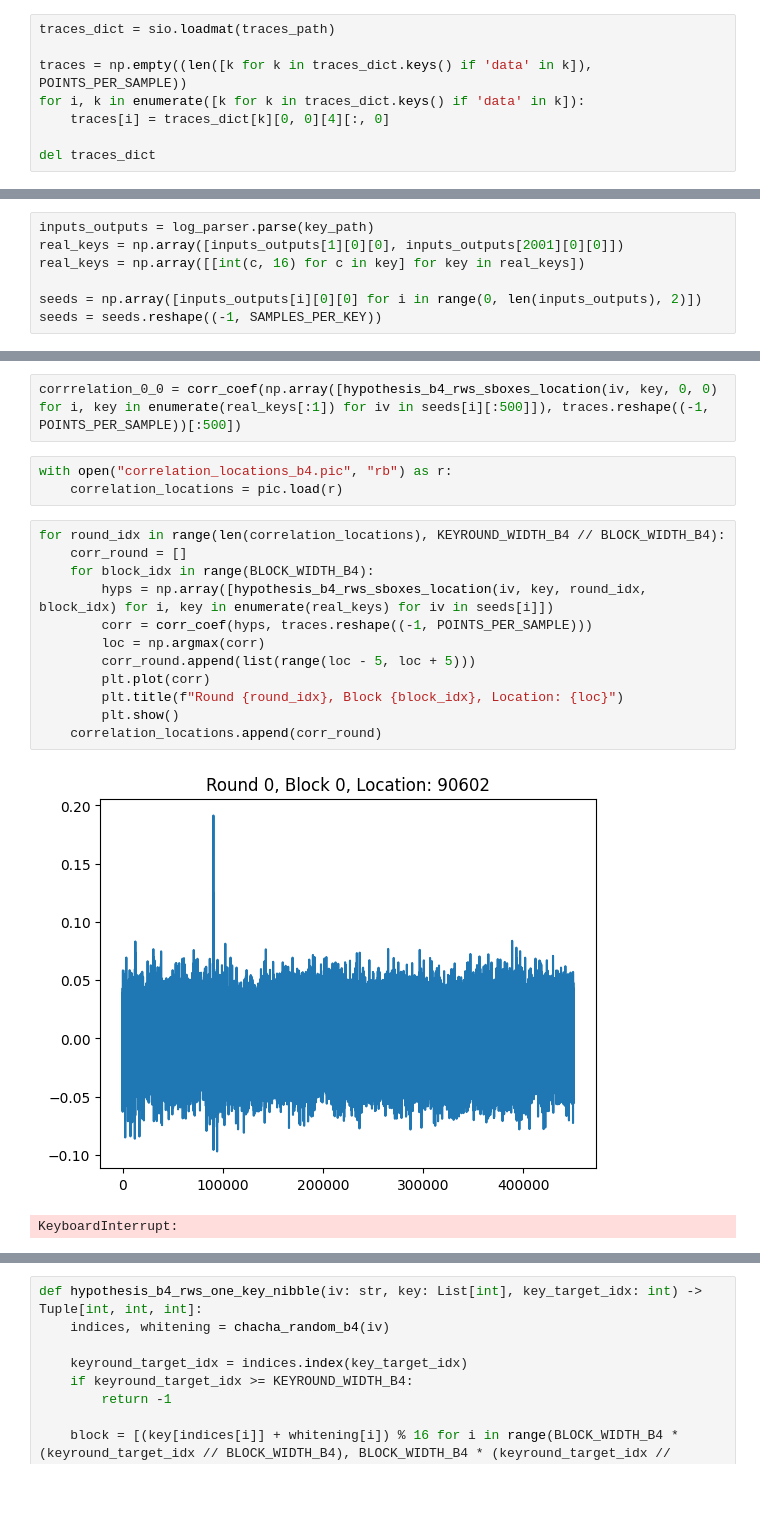
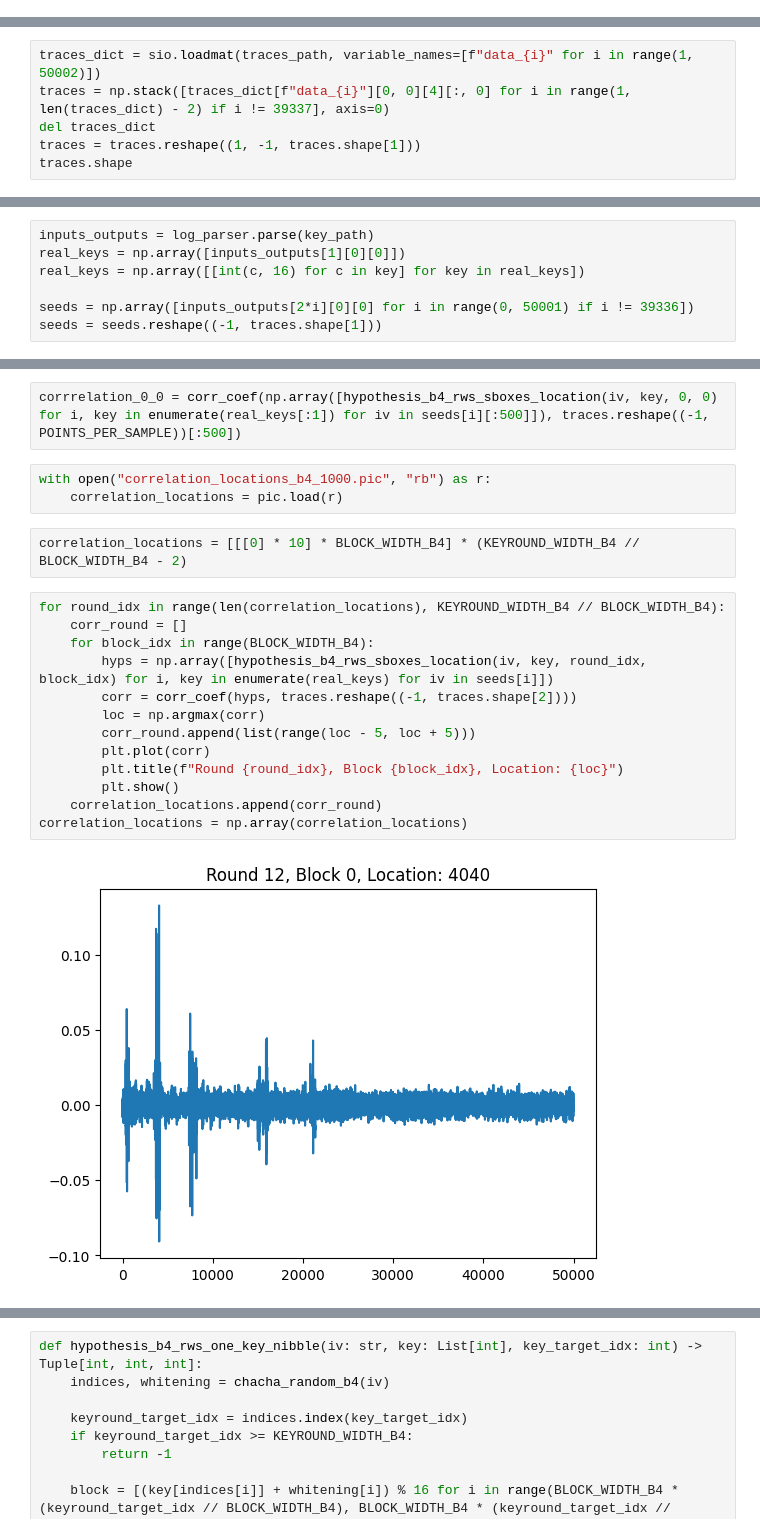
Before and after one commit to Pace222/Elisabeth-b4-SCA, a Jupyter notebook: side_channel_attack/cpa.ipynb, the cells around one changed output, grey strips where cells are left out. Drawn from its saved outputs; the diff is of its cells as text; blank space fills up the shorter version.

Commit message:
Key recover attack works most of the time on 50'000 samples. Targetting keyround index 95 (13, 4).

```diff
--- a/side_channel_attack/cpa.ipynb
+++ b/side_channel_attack/cpa.ipynb
@@ -213,8 +210,0 @@ POINTS_PER_SAMPLE = 450000
-# %%
-traces_dict = sio.loadmat(traces_path)
-
-traces = np.empty((len([k for k in traces_dict.keys() if 'data' in k]), POINTS_PER_SAMPLE))
-for i, k in enumerate([k for k in traces_dict.keys() if 'data' in k]):
-    traces[i] = traces_dict[k][0, 0][4][:, 0]
-
-del traces_dict
@@ -225,0 +211,6 @@ traces.shape
+# %%
+traces_dict = sio.loadmat(traces_path, variable_names=[f"data_{i}" for i in range(1, 50002)])
+traces = np.stack([traces_dict[f"data_{i}"][0, 0][4][:, 0] for i in range(1, len(traces_dict) - 2) if i != 39337], axis=0)
+del traces_dict
+traces = traces.reshape((1, -1, traces.shape[1]))
+traces.shape
@@ -226,7 +219,7 @@ traces.shape
 # %%
 inputs_outputs = log_parser.parse(key_path)
-real_keys = np.array([inputs_outputs[1][0][0], inputs_outputs[2001][0][0]])
+real_keys = np.array([inputs_outputs[1][0][0]])
 real_keys = np.array([[int(c, 16) for c in key] for key in real_keys])
 
-seeds = np.array([inputs_outputs[i][0][0] for i in range(0, len(inputs_outputs), 2)])
-seeds = seeds.reshape((-1, SAMPLES_PER_KEY))
+seeds = np.array([inputs_outputs[2*i][0][0] for i in range(0, 50001) if i != 39336])
+seeds = seeds.reshape((-1, traces.shape[1]))
@@ -233,20 +228,22 @@ seeds = seeds.reshape((-1, SAMPLES_PER_KEY))
 # %%
 corrrelation_0_0 = corr_coef(np.array([hypothesis_b4_rws_sboxes_location(iv, key, 0, 0) for i, key in enumerate(real_keys[:1]) for iv in seeds[i][:500]]), traces.reshape((-1, POINTS_PER_SAMPLE))[:500])
 # %%
-with open("correlation_locations_b4.pic", "rb") as r:
+with open("correlation_locations_b4_1000.pic", "rb") as r:
     correlation_locations = pic.load(r)
+# %%
+correlation_locations = [[[0] * 10] * BLOCK_WIDTH_B4] * (KEYROUND_WIDTH_B4 // BLOCK_WIDTH_B4 - 2)
 # %%
 for round_idx in range(len(correlation_locations), KEYROUND_WIDTH_B4 // BLOCK_WIDTH_B4):
     corr_round = []
     for block_idx in range(BLOCK_WIDTH_B4):
         hyps = np.array([hypothesis_b4_rws_sboxes_location(iv, key, round_idx, block_idx) for i, key in enumerate(real_keys) for iv in seeds[i]])
-        corr = corr_coef(hyps, traces.reshape((-1, POINTS_PER_SAMPLE)))
+        corr = corr_coef(hyps, traces.reshape((-1, traces.shape[2])))
         loc = np.argmax(corr)
         corr_round.append(list(range(loc - 5, loc + 5)))
         plt.plot(corr)
         plt.title(f"Round {round_idx}, Block {block_idx}, Location: {loc}")
         plt.show()
     correlation_locations.append(corr_round)
+correlation_locations = np.array(correlation_locations)
 # %% [output]
-[figure, old version]
+[figure, new version]
-KeyboardInterrupt:
```
Also changed, not shown: parts of 9 cells of this notebook, 1 other file.
